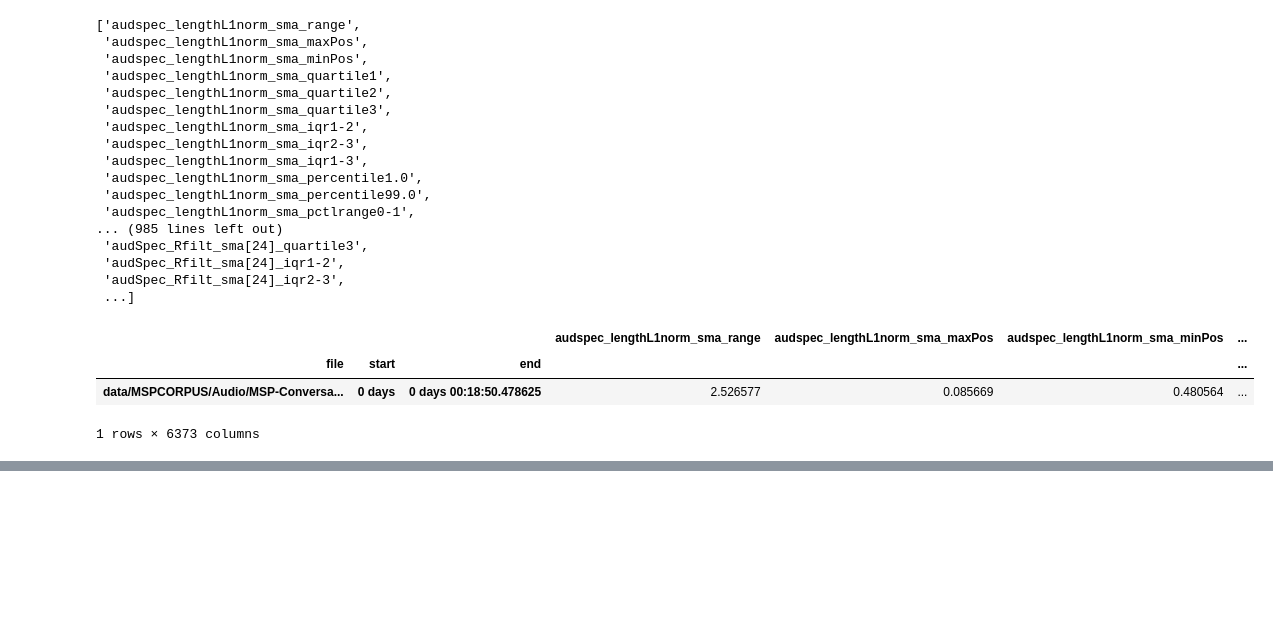
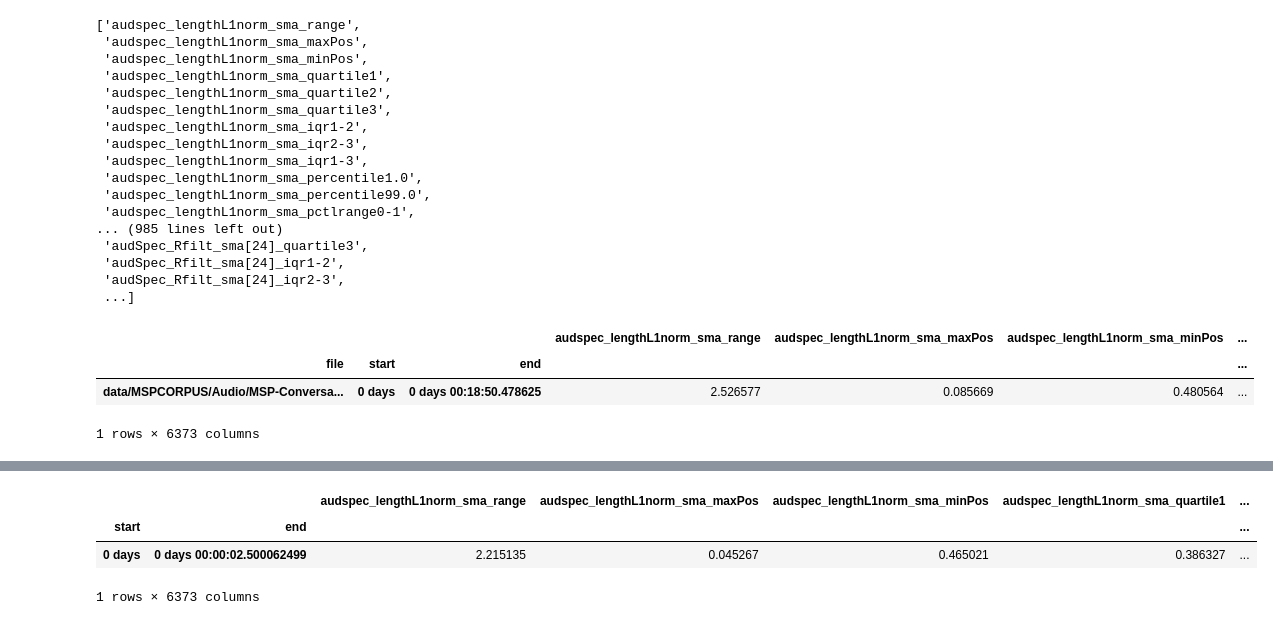
Before and after one commit to beltrewilton/mspconv_ftlab, a Jupyter notebook: notebooks/Features - openSmile.ipynb, the cells around one changed output, grey strips where cells are left out. Cells and saved outputs as stored; diff of their text form; code cells hidden in the pictures; blank space fills up the shorter version.

```diff
--- a/notebooks/Features - openSmile.ipynb
+++ b/notebooks/Features - openSmile.ipynb
@@ -44,0 +60,26 @@ y
+# %%
+df_annotations = pd.read_excel("data/annotations_2.xlsx")
+# %%
+data, timestamps, sr = load_audio_data(df_annotations, part_num = 2, audio_name = 'MSP-Conversation_0002.wav')
+df_input = pd.DataFrame(data = np.stack([timestamps, data]).T, columns = ['Time','Data'])
+# %%
+df_frame = df_input[(df_input['Time'] >= 0) & (df_input['Time'] <= 2.5)]
+# %%
+import opensmile
+
+smile = opensmile.Smile(
+    feature_set=opensmile.FeatureSet.ComParE_2016,
+    feature_level=opensmile.FeatureLevel.Functionals,
+)
+
+y = smile.process_signal(
+    signal = df_frame['Data'],
+    sampling_rate = sr
+)
+# %%
+y
+# %% [output]
+|  |  | audspec_lengthL1norm_sma_range | audspec_lengthL1norm_sma_maxPos | audspec_lengthL1norm_sma_minPos | audspec_lengthL1norm_sma_quartile1 | ... |
+| start | end |  |  |  |  | ... |
+| 0 days | 0 days 00:00:02.500062499 | 2.215135 | 0.045267 | 0.465021 | 0.386327 | ... |
+1 rows × 6373 columns
```
Also changed, not shown: parts of 3 cells of this notebook, 9 other files.
